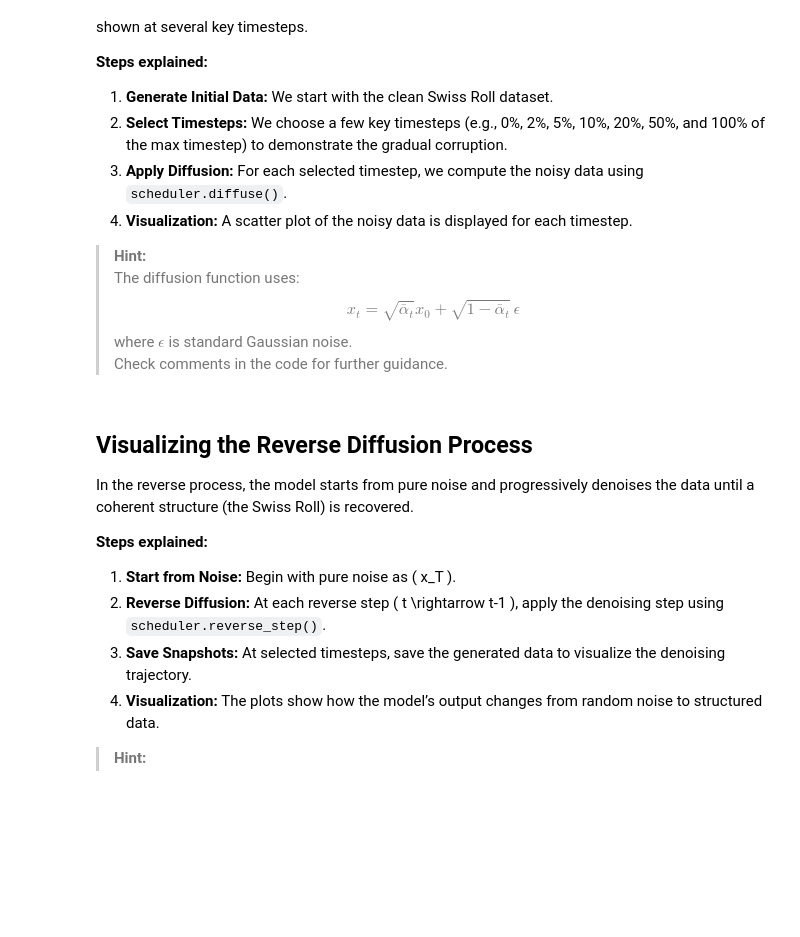
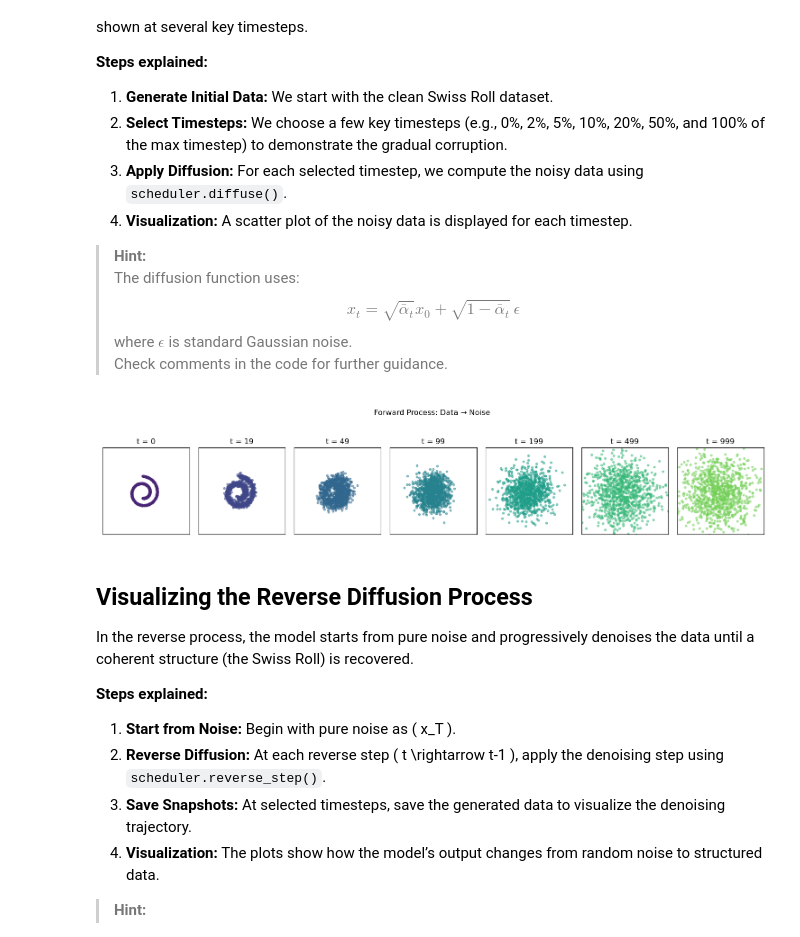
Before and after one commit to zzfz1/CS7150-Homework-4, a Jupyter notebook: HW_4_3_Diffusion.ipynb, the cells around one changed output. Drawn from its saved outputs; the diff is of its cells as text; code cells hidden in the pictures; blank space fills up the shorter version.

```diff
--- a/HW_4_3_Diffusion.ipynb
+++ b/HW_4_3_Diffusion.ipynb
@@ -69,13 +72,14 @@ The next module embeds a scalar time-step into a higher dimensional space.
 # %%
 class TimeEmbedding(nn.Module):
     """Time embedding layer converts a scalar time input into a higher dimensional embedding."""
+
     def __init__(self, dim):
         super().__init__()
         # Define a simple MLP with two linear transformations and a GELU activation.
         self.embed = nn.Sequential(
             nn.Linear(1, dim),  # First linear layer
-            nn.GELU(),          # GELU activation for non-linearity
-            nn.Linear(dim, dim) # Second linear layer
+            nn.GELU(),  # GELU activation for non-linearity
+            nn.Linear(dim, dim),  # Second linear layer
         )
 
     def forward(self, t):
@@ -264,7 +284,7 @@ Feel free to adjust the number of training steps or the learning rate as needed.
 # %%
 def train_diffusion(n_steps=10000, batch_size=128, lr=1e-3):
     """Train the diffusion model on Swiss Roll data"""
-    device = torch.device('cuda' if torch.cuda.is_available() else 'cpu')
+    device = torch.device("cuda" if torch.cuda.is_available() else "cpu")
 
     # Initialize the diffusion model and move it to the chosen device.
     model = DiffusionModel().to(device)
@@ -290,17 +310,20 @@ def train_diffusion(n_steps=10000, batch_size=128, lr=1e-3):
         predicted_noise = model(x_t, t.float() / scheduler.num_timesteps)
 
         # Compute the loss as the MSE between the predicted noise and the actual noise.
-        loss = torch.mean((predicted_noise - noise) ** 2)  # Matches the formula \(\frac{1}{N} \sum_i \|\hat{\epsilon}_i - \epsilon_i\|^2\)
+        loss = torch.mean(
+            (predicted_noise - noise) ** 2
+        )  # Matches the formula \(\frac{1}{N} \sum_i \|\hat{\epsilon}_i - \epsilon_i\|^2\)
 
         optimizer.zero_grad()  # Zero the gradients.
         loss.backward()  # Backpropagate the loss.
         optimizer.step()  # Update the parameters.
 
         losses.append(loss.item())  # Log the loss for visualization.
-        pbar.set_postfix({'loss': loss.item()})
+        pbar.set_postfix({"loss": loss.item()})
 
     return model, losses, scheduler, device
 
+
 # You can adjust parameters or test this training function.
 # %% [markdown]
 ## Generating and Visualizing Samples
@@ -392,42 +419,55 @@ def visualize_forward_process(model, scheduler, n_samples=1000):
     x_0 = generate_swiss_roll(n_samples).to(device)
 
     # Prepare a list of timesteps to visualize
     # Ensure timesteps do not exceed the scheduler's maximum value.
     max_timestep = scheduler.num_timesteps - 1
     plot_steps = [
-        int(t) for t in [0, max_timestep * 0.02, max_timestep * 0.05,
-                         max_timestep * 0.1,  max_timestep * 0.2,
-                         max_timestep * 0.5, max_timestep]
+        int(t)
+        for t in [
+            0,
+            max_timestep * 0.02,
+            max_timestep * 0.05,
+            max_timestep * 0.1,
+            max_timestep * 0.2,
+            max_timestep * 0.5,
+            max_timestep,
+        ]
     ]
 
     # Create a grid of subplots for each selected timestep.
     fig, axes = plt.subplots(1, len(plot_steps), figsize=(15, 3))
 
     # Loop over each selected timestep to compute and plot the corresponding noisy data.
     for idx, t in enumerate(plot_steps):
         # Create a tensor of timesteps of size equal to n_samples.
         timesteps = torch.full((n_samples,), t, device=device, dtype=torch.long)
         # Apply the forward diffusion process: add noise to the data.
         x_t, _ = scheduler.diffuse(x_0, timesteps)
 
         # Plot the noisy data.
         ax = axes[idx]
         samples = x_t.detach().cpu().numpy()  # Detach from graph and move data to CPU.
         ax.scatter(
-            samples[:, 0], samples[:, 1],
-            s=10, alpha=0.5, color=plt.cm.viridis(0.1 + 0.8 * idx / len(plot_steps))
+            samples[:, 0],
+            samples[:, 1],
+            s=10,
+            alpha=0.5,
+            color=plt.cm.viridis(0.1 + 0.8 * idx / len(plot_steps)),
         )
-        ax.set_title(f't = {t}')  # Mark the current timestep on the plot.
+        ax.set_title(f"t = {t}")  # Mark the current timestep on the plot.
         ax.set(xlim=(-2.3, 2.7), ylim=(-2.4, 2.6))
-        ax.set_aspect('equal')
+        ax.set_aspect("equal")
         ax.set(xticks=[], yticks=[])
 
-    plt.suptitle('Forward Process: Data → Noise', y=1.05)
+    plt.suptitle("Forward Process: Data → Noise", y=1.05)
     plt.tight_layout()
     plt.show()
 
+
 # You can call this function to visualize the forward process.
-# visualize_forward_process(model, scheduler)
+visualize_forward_process(model, scheduler)
+# %% [output]
+[figure, added]
 # %% [markdown]
 ## Visualizing the Reverse Diffusion Process
 
```
Also changed, not shown: parts of 8 cells of this notebook.
